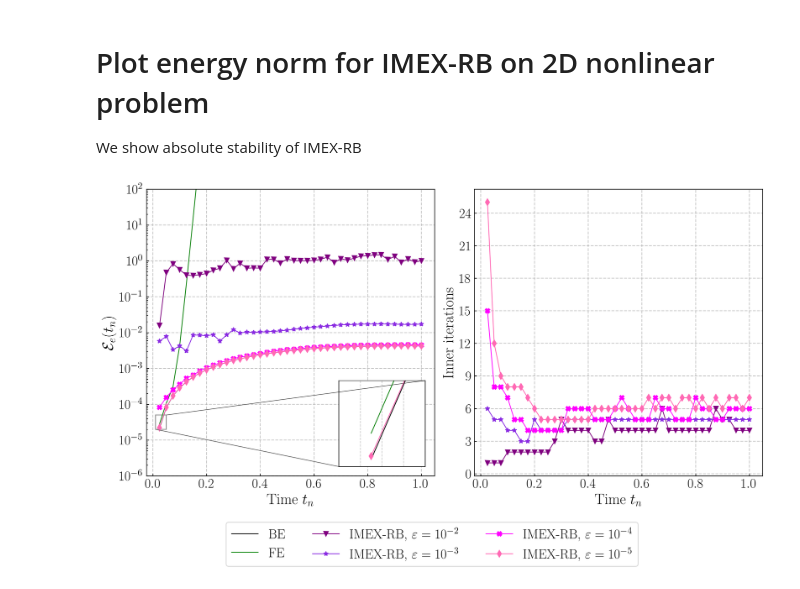
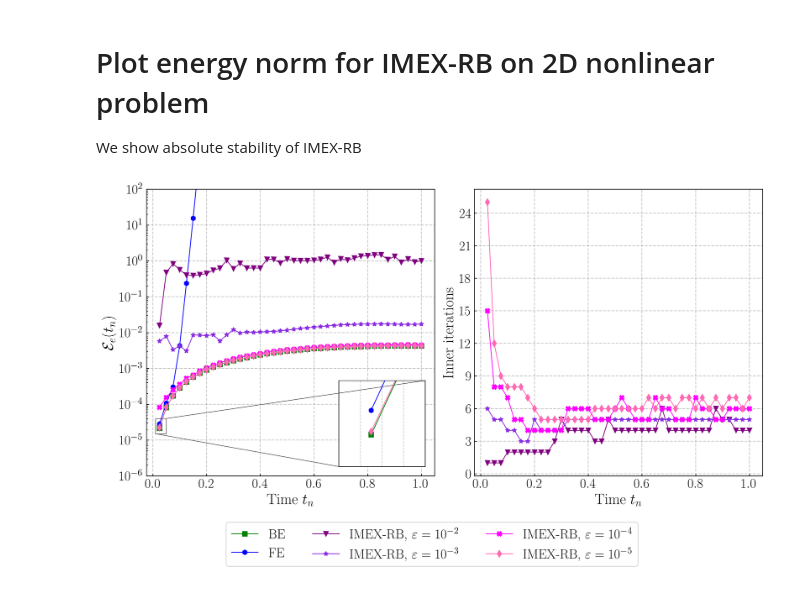
Before and after one commit to Fra-Sala/IMEX-RB, a Jupyter notebook: postprocessing/Burgers2D/energynorm.ipynb, the cells around one changed output. Saved outputs shown, nothing was run; the diff lists cells and outputs as text; code cells hidden in the pictures.

```diff
--- a/postprocessing/Burgers2D/energynorm.ipynb
+++ b/postprocessing/Burgers2D/energynorm.ipynb
@@ -38,7 +38,8 @@ tvec = np.linspace(0, 1, Nt + 1)
 epsilon_values = data['epsilon_values']
 
 linestyles = ['-.', ':', '-', '--']
-method_colors = {'BE': 'k', 'FE': 'green'}
+method_colors = {'BE': 'green', 'FE': 'blue'}
+method_markers = {'BE': 's', 'FE': 'h'}
 
 fig, (ax1, ax2) = plt.subplots(1, 2, figsize=(12,6))
 smaller_fontsize = 17
@@ -52,6 +53,8 @@ for m in ('BE', 'FE'):
         tvec[1:], e,
         linestyle='-',
         color=method_colors[m],
+        marker=method_markers[m],
+        markersize=6,
         label=f'{m}'
     )
 
@@ -77,7 +80,10 @@ for m in ('BE', 'FE'):
     axins.semilogy(
         tvec[1:], e,
         linestyle='-',
+        markersize=6,
         color=method_colors[m],
+        marker=method_markers[m],
+
     )
 for ie, eps in enumerate(epsilon_values):
     e = errors_energy['IMEX-RB'][ie]
@@ -90,7 +96,7 @@ for ie, eps in enumerate(epsilon_values):
     )
 
 axins.set_xlim(0.01, 0.05)
-axins.set_ylim(2e-5, 5e-5)
+axins.set_ylim(1.5e-5, 4e-5)
 axins.tick_params(axis='both', which='both',
                       bottom=False, top=False,
                       left=False, right=False,
@@ -110,31 +116,31 @@ for ie, eps in enumerate(epsilon_values):
     its = inneriters[ie]
     ax2.plot(
         tvec[1:], its,
         marker=imex_markers[ie],
         markersize=6,
         color=colors[ie],
         linestyle='-',
         label=label
     )
 
 ax2.set_xlabel('Time $t_n$', fontsize=larger_fontsize)
 ax2.set_ylabel('Inner iterations', fontsize=larger_fontsize)
 ax2.yaxis.set_major_locator(ticker.MaxNLocator(integer=True))
 ax2.grid(which='major', linestyle='--', linewidth=1)
 ax2.tick_params(axis='both', which='major', labelsize=smaller_fontsize)
 
 # External legend
 fig.legend(
     bbox_to_anchor=(0.5, -0.17),
     loc='lower center',
     ncol=3,
     fontsize=smaller_fontsize
 )
 
 plt.tight_layout()
 out_file = os.path.join(plots_dir, f'{problem_name}_energyerror_inneriters_eps.pdf')
 plt.savefig(out_file, bbox_inches='tight')
 plt.show()
 plt.close()
 # %% [output]
-[figure, old version]
+[figure, new version]
```
Also changed, not shown: 4 other files.
